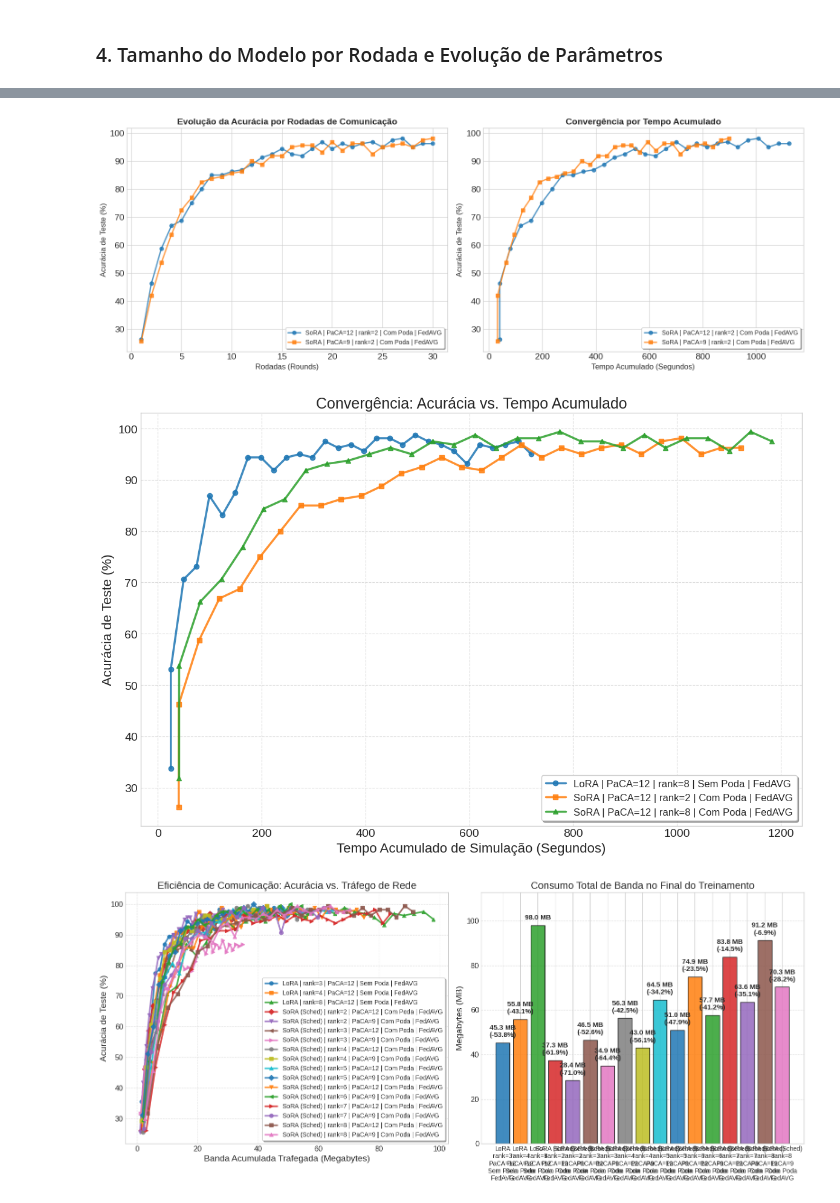
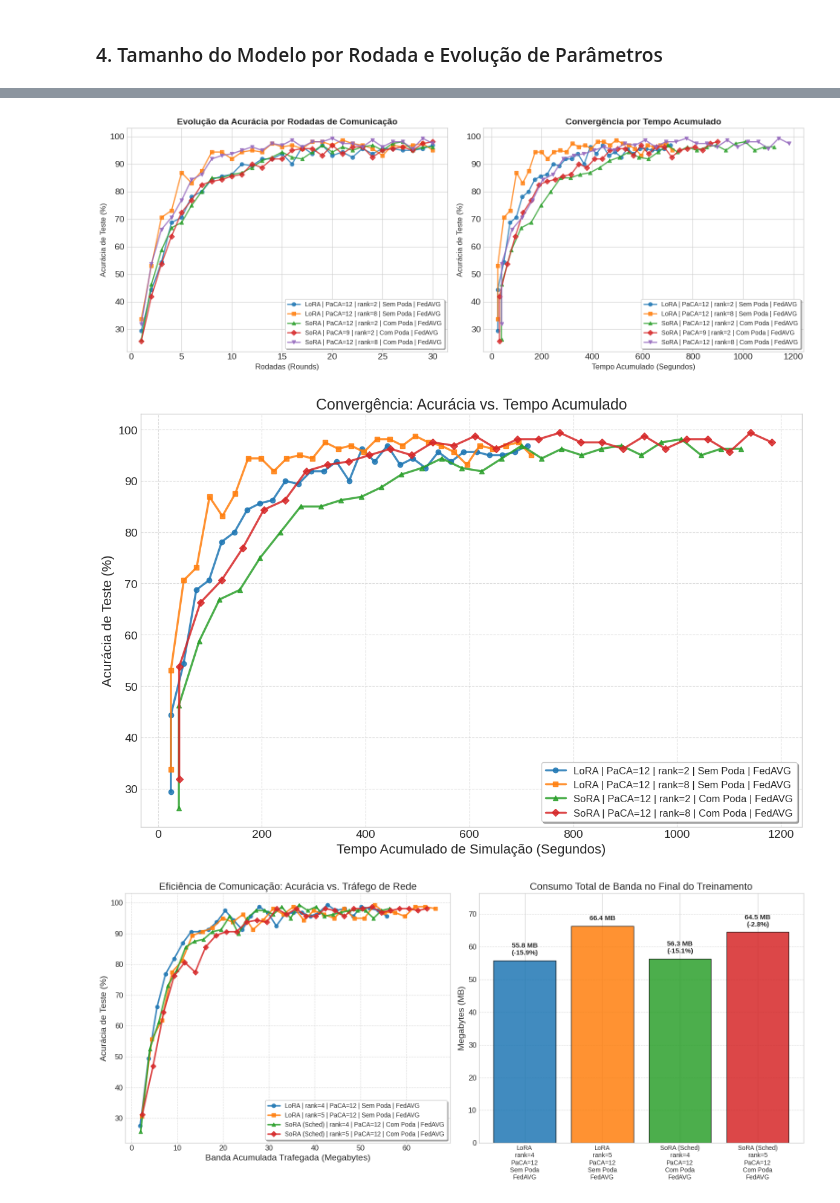
Before and after one commit to VeigarGit/FL_ServerPuma, a Jupyter notebook: src/system/plot_results.ipynb, the cells around one changed output, grey strips where cells are left out. Drawn from its saved outputs; the diff is of its cells as text; code cells hidden in the pictures.

Commit message:
refactor: update experiment execution counts and update result plotting configuration in plot_results.ipynb

```diff
--- a/src/system/plot_results.ipynb
+++ b/src/system/plot_results.ipynb
@@ -81,13 +81,13 @@ dados_sora_rank5_p12 = load_strategy_results(DATASET, "sora_with_schedule", paca
 dados_sora_rank7_p12 = load_strategy_results(DATASET, "sora_with_schedule", paca=12, prune="prune", rank=7)
 dados_sora_rank8_p12 = load_strategy_results(DATASET, "sora_with_schedule", paca=12, prune="prune", rank=8)
 
-dados_lora_p12 = load_strategy_results(DATASET, "lora", paca=12, prune="prune")
+dados_lora_rank8_p12 = load_strategy_results(DATASET, "lora", paca=12, prune="withou_Prune", rank=8)
 
 
 # Lista de configurações para iterar nos gráficos (deixa o código limpo e escalável)
 # Formato: (Label, Dados, Cor, Marcador, Estilo de linha)
 configs = [
-    ('LoRA (PaCA=12)',       dados_lora_p12,       '#1f77b4', 'o',  '--'),
+    ('LoRA rank=8 (PaCA=12)', dados_lora_rank8_p12, '#1f77b4', 'o',  '--'),
     ('SoRA rank=2 (PaCA=12)', dados_sora_rank2_p12, '#2ca02c', 'D',  '-.'),
     ('SoRA rank=5 (PaCA=12)', dados_sora_rank5_p12, '#8c564b', 'P',  '-.'),
     ('SoRA rank=7 (PaCA=12)', dados_sora_rank7_p12, '#e377c2', 'X',  ':'),
@@ -288,6 +288,7 @@ results_dir = "../results"
 selected_configs = [
     ("paca9", "rank2"),
     ("paca12", "rank2"),
+    ("paca12", "rank8"),
 ]
 
 # Deixe vazio [] para plotar tudo
@@ -426,7 +427,7 @@ ax2.legend(loc='lower right', fontsize=10, frameon=True, shadow=True)
 plt.tight_layout()
 plt.show()
 # %% [output]
-[figure, old version]
+[figure, new version]
 # %%
 import h5py
 import numpy as np
@@ -559,7 +560,7 @@ plt.grid(True, linestyle='--', alpha=0.7)
 plt.tight_layout()
 plt.show()
 # %% [output]
-[figure, old version]
+[figure, new version]
 # %%
 import h5py
 import numpy as np
@@ -580,21 +581,21 @@ plt.rcParams.update({
 # CONFIGURAÇÃO DOS GRÁFICOS A SEREM PLOTADOS
 # =====================================================
 selected_configs = [
-    ("paca12", "rank2"),
-    ("paca12", "rank3"),
-    ("paca12", "rank4"),
+    # ("paca12", "rank2"),
+    # ("paca12", "rank3"),
+     ("paca12", "rank4"),
     ("paca12", "rank5"),
-    ("paca12", "rank6"),
-    ("paca12", "rank7"),
-    ("paca12", "rank8"),
+    # # ("paca12", "rank6"),
+    # ("paca12", "rank7"),
+    # ("paca12", "rank8"),
 
-    ("paca9", "rank2"),
-    ("paca9", "rank3"),
-    ("paca9", "rank4"),
-    ("paca9", "rank5"),
-    ("paca9", "rank6"),
-    ("paca9", "rank7"),
-    ("paca9", "rank8"),
+    # ("paca9", "rank2"),
+    # ("paca9", "rank3"),
+    # ("paca9", "rank4"),
+    # ("paca9", "rank5"),
+    # ("paca9", "rank6"),
+    # ("paca9", "rank7"),
+    # ("paca9", "rank8"),
 
     # ("paca12", "rank5"),
     # ("paca12", "rank6"),
@@ -751,31 +752,31 @@ if consumo_total_mb:
 
         if economia_pct > 0:
             texto_label += f"\n(-{economia_pct:.1f}%)"
 
         ax2.text(
             barra.get_x() + barra.get_width()/2,
             altura + (max_mb * 0.02),
             texto_label,
             ha='center',
             va='bottom',
             fontsize=11,
             fontweight='bold'
         )
 
 ax2.set_title("Consumo Total de Banda no Final do Treinamento")
 ax2.set_ylabel("Megabytes (MB)")
 ax2.set_xticklabels(
     nomes_estrategias_barras,
     rotation=0,
     ha='center',
     fontsize=10
 )
 ax2.grid(axis='y', linestyle='--', alpha=0.7)
 
 if consumo_total_mb:
     ax2.set_ylim(0, max(consumo_total_mb) * 1.15)
 
 plt.tight_layout()
 plt.show()
 # %% [output]
-[figure, old version]
+[figure, new version]
```
Also changed, not shown: parts of 5 cells of this notebook, 1 other file.
